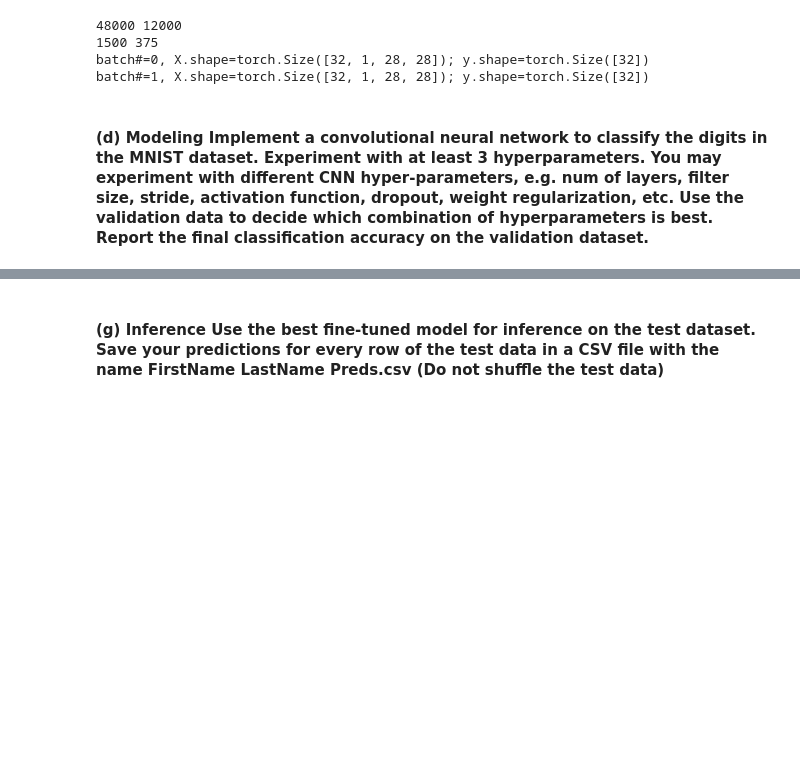
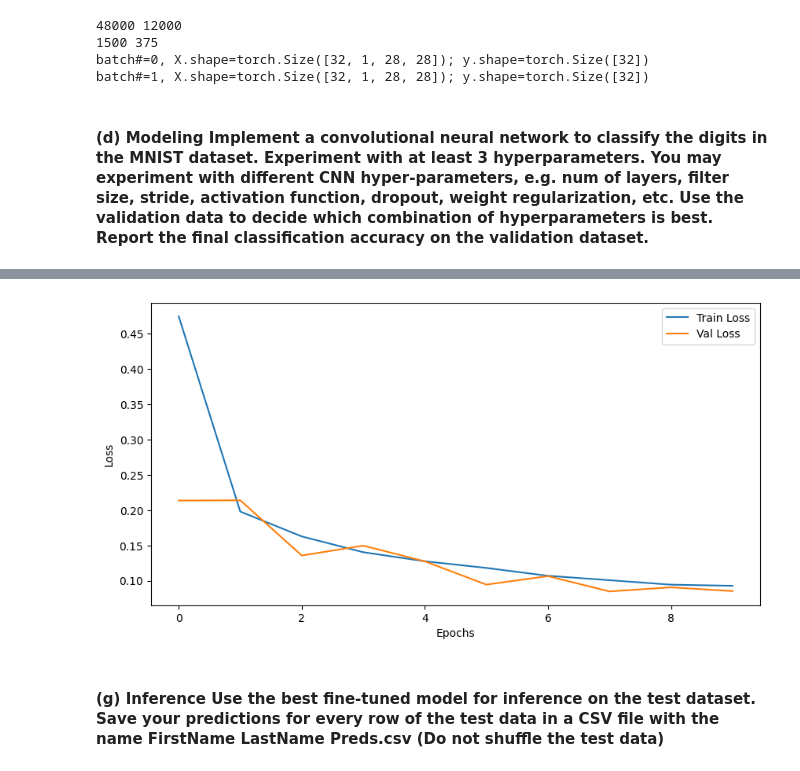
Before and after one commit to Jaron-U/CNN_MNIST, a Jupyter notebook: Jianglong_Yu_HW4.ipynb, the cells around one changed output, grey strips where cells are left out. Cells and saved outputs as stored; diff of their text form; code cells hidden in the pictures; blank space fills up the shorter version.

```diff
--- a/Jianglong_Yu_HW4.ipynb
+++ b/Jianglong_Yu_HW4.ipynb
@@ -16,7 +16,7 @@ print(x_train_data.shape)
 # %%
 # combine the x and y data into a single dataset
 class CostumDataset(Dataset):
-    def __init__(self, x, y):
+    def __init__(self, x, y= None):
         self.x = x
         self.y = y
 
@@ -26,9 +26,12 @@ class CostumDataset(Dataset):
     def __getitem__(self, idx):
         # convert the numpy arrays to torch tensors
         # convert the [784] to [1, 28, 28]
-        features = torch.tensor(self.x[idx].reshape(1, 28, 28), dtype = torch.float32)
-        label = torch.tensor(self.y[idx], dtype = torch.long)
-        return features, label
+        features = torch.tensor(self.x[idx], dtype = torch.float32).reshape(1, 28, 28)
+        if self.y is not None:
+            label = torch.tensor(self.y[idx], dtype = torch.long)
+            return features, label
+        else:
+            return features
 
 
 # implement a data loader with batch size and validation size as arguments.
@@ -246,8 +252,11 @@ def train(model, train_loader, val_loader, loss_fn, optimizer, n_epochs = 10):
 
         train_losses.append(np.mean(epoch_train_loss))
         val_losses.append(np.mean(epoch_val_loss))
-        # print(f"Epoch {epoch+1}/{n_epochs}, Train Loss: {train_losses[-1]:.4f}, Val Loss: {val_losses[-1]:.4f}, "
-        #       f"Train Acc: {train_acc[-1]:.4f}%, Val Acc: {val_acc[-1]:.4f}%")
+        print(f"Epoch {epoch+1}/{n_epochs}, Train Loss: {train_losses[-1]:.4f}, Val Loss: {val_losses[-1]:.4f}, "
+              f"Train Acc: {train_acc[-1]:.4f}%, Val Acc: {val_acc[-1]:.4f}%")
+
+    # print(f"Train Loss: {train_losses[-1]:.4f}, Val Loss: {val_losses[-1]:.4f}, "
+    #       f"Train Acc: {train_acc[-1]:.4f}%, Val Acc: {val_acc[-1]:.4f}%")
 
     return train_losses, val_losses, train_acc, val_acc
 
@@ -265,0 +301,12 @@ Epoch 10/10, Train Loss: 0.13235359819528336, Val Loss: 0.11578176824748516, Tra
+# %%
+# define the hyperparameters grid
+parameter_grid = {
+    'n_layers': [3, 5, 7],
+    'cnn_channels': [8, 16, 32],
+    'linear_hidden': [100, 200, 500],
+    'kernel_size': [(2, 2), (3, 3), (4, 4)],
+    'p': [0.2, 0.3, 0.5]
+}
+
+best_parameters, best_accuracy = find_best_parameters(parameter_grid, train_loader, val_loader, loss_fn,
+                                                      device, optimizer, 20)
@@ -265,0 +337,5 @@ Epoch 10/10, Train Loss: 0.13235359819528336, Val Loss: 0.11578176824748516, Tra
+# %%
+# get the best model
+best_model = CNNClassifier(in_channels=1, **best_parameters).to(device)
+optimizer = Adam(best_model.parameters(), lr=1e-3)
+train_losses, val_losses, train_acc, val_acc = train(best_model, train_loader, val_loader, loss_fn, optimizer, n_epochs = 10)
@@ -266,2 +353,13 @@ Epoch 10/10, Train Loss: 0.13235359819528336, Val Loss: 0.11578176824748516, Tra
+# %%
+# plot the training and validation losses
+plt.figure(figsize=(10, 5))
+plt.plot(train_losses, label='Train Loss')
+plt.plot(val_losses, label='Val Loss')
+plt.xlabel('Epochs')
+plt.ylabel('Loss')
+plt.legend()
+plt.show()
+# %% [output]
+[figure, added]
 # %% [markdown]
 #### (g) Inference Use the best fine-tuned model for inference on the test dataset. Save your predictions for every row of the test data in a CSV file with the name FirstName LastName Preds.csv (Do not shuffle the test data)
```
Also changed, not shown: parts of 13 cells of this notebook, 2 other files.
